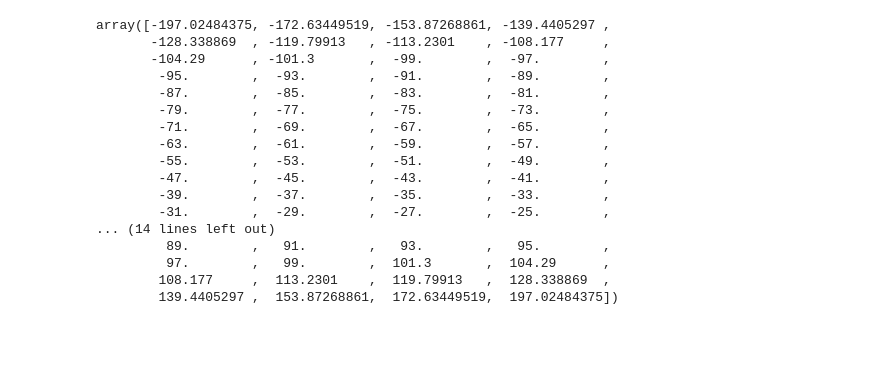
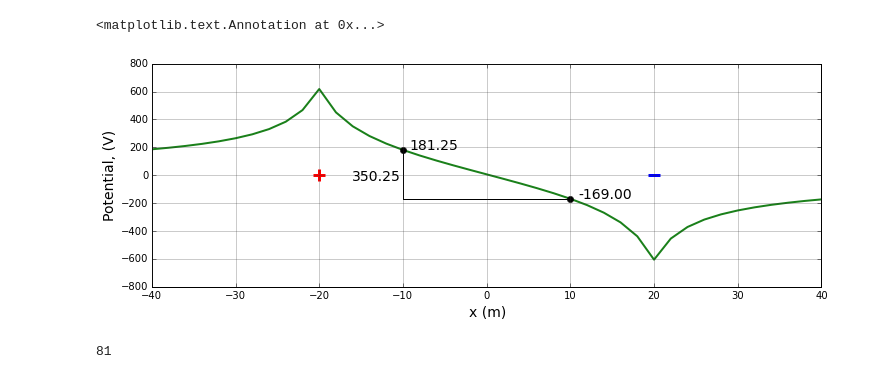
Before and after one commit to geoscixyz/geosci-labs, a Jupyter notebook: DC/DCPotentials.ipynb, the cells around one changed output. Drawn from its saved outputs; the diff is of its cells as text; code cells hidden in the pictures; blank space fills up the shorter version.

```diff
--- a/DC/DCPotentials.ipynb
+++ b/DC/DCPotentials.ipynb
@@ -70,20 +54,51 @@ ax.set_xlim([-100.,100.])
-# %%
-mesh.gridCC[0:mesh.vnC[0],0]
-# %% [output]
-array([-197.02484375, -172.63449519, -153.87268861, -139.4405297 ,
-       -128.338869  , -119.79913   , -113.2301    , -108.177     ,
-       -104.29      , -101.3       ,  -99.        ,  -97.        ,
-        -95.        ,  -93.        ,  -91.        ,  -89.        ,
-        -87.        ,  -85.        ,  -83.        ,  -81.        ,
-        -79.        ,  -77.        ,  -75.        ,  -73.        ,
-        -71.        ,  -69.        ,  -67.        ,  -65.        ,
-        -63.        ,  -61.        ,  -59.        ,  -57.        ,
-        -55.        ,  -53.        ,  -51.        ,  -49.        ,
-        -47.        ,  -45.        ,  -43.        ,  -41.        ,
-        -39.        ,  -37.        ,  -35.        ,  -33.        ,
-        -31.        ,  -29.        ,  -27.        ,  -25.        ,
-... (14 lines left out)
-         89.        ,   91.        ,   93.        ,   95.        ,
-         97.        ,   99.        ,  101.3       ,  104.29      ,
-        108.177     ,  113.2301    ,  119.79913   ,  128.338869  ,
-        139.4405297 ,  153.87268861,  172.63449519,  197.02484375])
+# %%
+fig, ax = plt.subplots(1,1,figsize=(12,4))
+ax.plot(x,phiplt,color=[0.1,0.5,0.1],linewidth=2)
+ax.grid(which='both',linestyle='-',linewidth=0.5,color=[0.2,0.2,0.2],alpha=0.5)
+ax.plot(A,0.,'+',markersize = 12, markeredgewidth = 3, color=[1.,0.,0])
+ax.plot(B,0.,'_',markersize = 12, markeredgewidth = 3, color=[0.,0.,1.])
+ax.set_ylabel('Potential, (V)',fontsize = 14)
+ax.set_xlabel('x (m)',fontsize = 14)
+ax.set_xlim([x.min(),x.max()])
+
+M,N = -10.,10.
+VM, VN = phiplt[int(M-x[0])], phiplt[int(N-x[0])]
+
+ax.plot(M,phiplt[int(M-x[0])],'o',color='k')
+ax.plot(N,phiplt[int(N-x[0])],'o',color='k')
+
+props = dict(boxstyle='round', facecolor='grey', alpha=0.3)
+
+if A < B:
+
+    if M <= A:
+        xytextM = (M-6.,VM+1)
+    elif M > A:
+        xytextM = (M+1.,VM+1)
+
+    if N <= B:
+        xytextN = (N+1.,VN+1)
+    elif N > B:
+        xytextN = (N+1.,VN-80)
+
+elif A > B:
+    print 'here'
+
+ax.annotate('%2.2f'%(VM), xy=(M,VM), xytext=xytextM,fontsize = 14)
+ax.annotate('%2.2f'%(VN), xy=(N,VN), xytext=xytextN,fontsize = 14)
+
+ax.plot(np.r_[M,N],np.ones(2)*VN,color='k')
+ax.plot(np.r_[M,M],np.r_[VM, VN],color='k')
+ax.annotate('%2.2f'%(VM-VN) , xy=(M,(VM+VN)/2.-1), xytext=(M-6,(VM+VN)/2.-40.),fontsize = 14)
+# %% [output]
+<matplotlib.text.Annotation at 0x...>
+[figure, added]
+# %%
+m0 = np.r_[np.log(sighalf), np.log(sighalf), xc, yc, r]
+dini = survey.dpred(m0)
+mtrue = np.r_[np.log(sigblk), np.log(sighalf), xc, yc, r]
+dpred  = survey.dpred(mtrue)
+xi, yi = np.meshgrid(np.linspace(xr.min(), xr.max(), 120), np.linspace(1., nmax, 100))
+appres = dpred/dini/sighalf
+# %% [output]
+81
```
Also changed, not shown: parts of 10 cells of this notebook.
